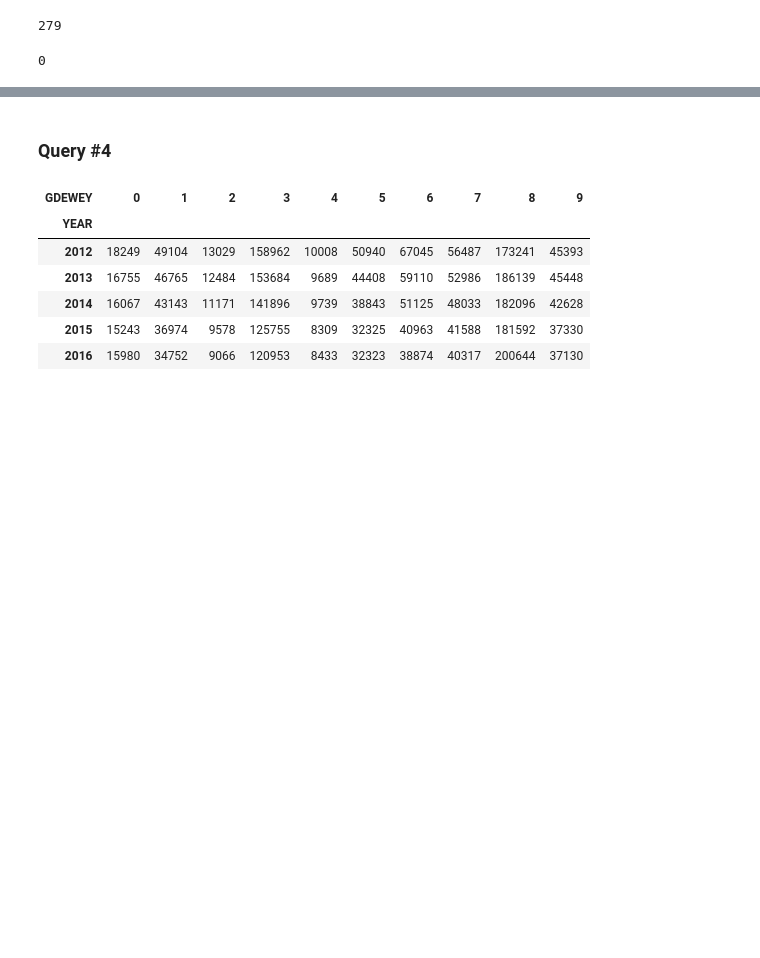
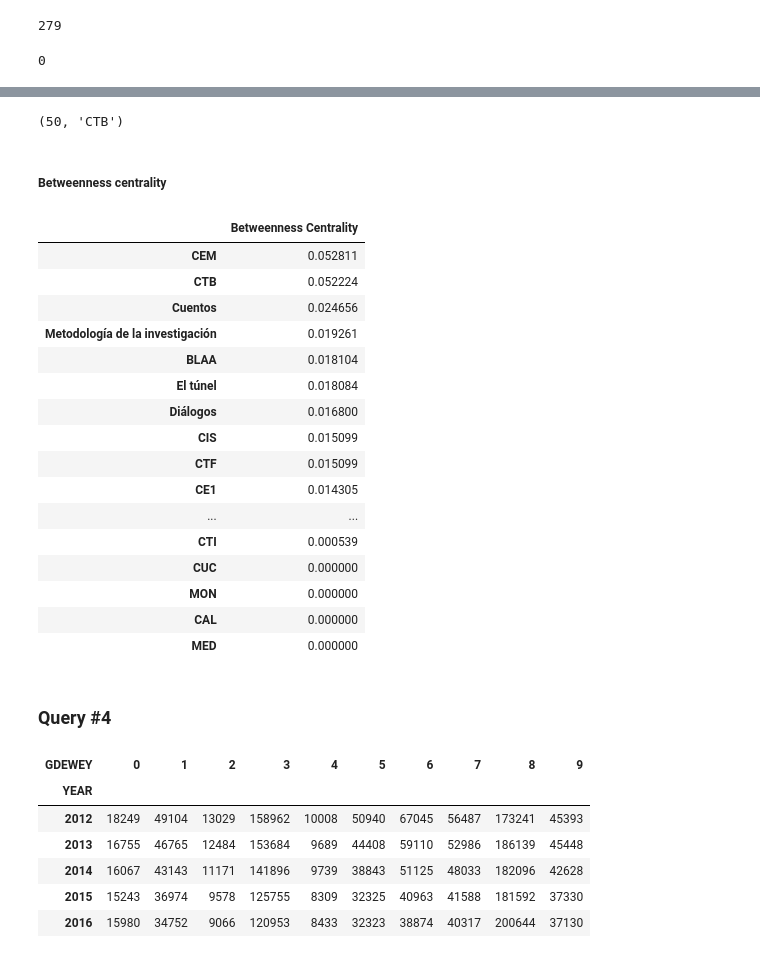
Before and after one commit to mavillard/colombia, a Jupyter notebook: queries.ipynb, the cells around one changed output, grey strips where cells are left out. Cells and saved outputs as stored; diff of their text form; code cells hidden in the pictures; blank space fills up the shorter version.

Commit message:
New graphs

```diff
--- a/queries.ipynb
+++ b/queries.ipynb
@@ -372,0 +475,4 @@ list(nx.bridges(q2_g))
+# %%
+query3a_sr = p_df2.groupby(['SUCURSAL', 'TITULO']).COD_BARRAS_LIBRO.count()
+query3b_sr = p_df2.groupby(['SUCURSAL', 'CATEGORÍA']).COD_BARRAS_LIBRO.count()
+query3c_sr = p_df2.groupby(['CATEGORÍA', 'TITULO']).COD_BARRAS_LIBRO.count()
@@ -372,0 +509,23 @@ list(nx.bridges(q2_g))
+# %%
+%%time
+
+q3_g = nx.Graph()
+for i, row in p_df2.iterrows():
+    title = row['TITULO']
+    branch = row['SUCURSAL']
+    category = row['CATEGORÍA']
+    if title not in q3_g:
+        m = top_titles_sr[title]
+        q3_g.add_node(title, type='Title', weight=int(m))
+    if branch not in q3_g:
+        b = query3b_sr[branch].sum()
+        q3_g.add_node(branch, type='Library branch', weight=int(b))
+    if category not in q3_g:
+        c = query3c_sr[category].sum()
+        q3_g.add_node(category, type='User category', weight=int(c))
+    x = query3a_sr[branch][title]
+    y = query3b_sr[branch][category]
+    z = query3c_sr[category][title]
+    q3_g.add_edge(branch, title, weight=int(x))
+    q3_g.add_edge(branch, category, weight=int(y))
+    q3_g.add_edge(category, title, weight=int(z))
@@ -373,3 +563,36 @@ list(nx.bridges(q2_g))
+# %%
+max_deg3
+# %% [output]
+(50, 'CTB')
+# %% [markdown]
+##### Betweenness centrality
+# %%
+bc3 = nx.betweenness_centrality(q3_g)
+# %%
+bc3_df = pd.DataFrame(
+    pd.Series(bc3),
+    columns=['Betweenness Centrality'],
+).sort_values('Betweenness Centrality', ascending=False)
+# %%
+bc3_df
+# %% [output]
+|  | Betweenness Centrality |
+| CEM | 0.052811 |
+| CTB | 0.052224 |
+| Cuentos | 0.024656 |
+| Metodología de la investigación | 0.019261 |
+| BLAA | 0.018104 |
+| El túnel | 0.018084 |
+| Diálogos | 0.016800 |
+| CIS | 0.015099 |
+| CTF | 0.015099 |
+| CE1 | 0.014305 |
+| ... | ... |
+| CTI | 0.000539 |
+| CUC | 0.000000 |
+| MON | 0.000000 |
+| CAL | 0.000000 |
+| MED | 0.000000 |
 # %% [markdown]
 ### Query #4
 # %%
```
Also changed, not shown: parts of 47 cells of this notebook.
